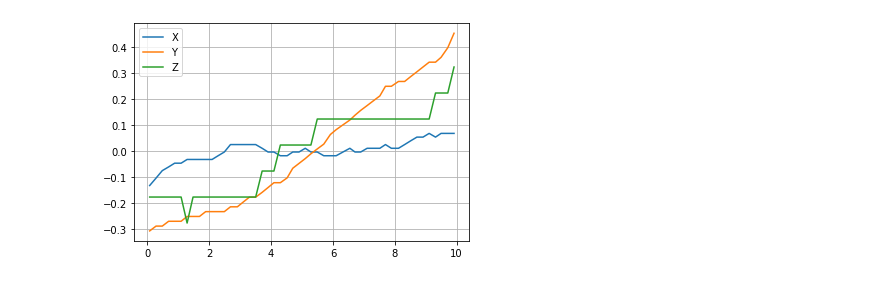
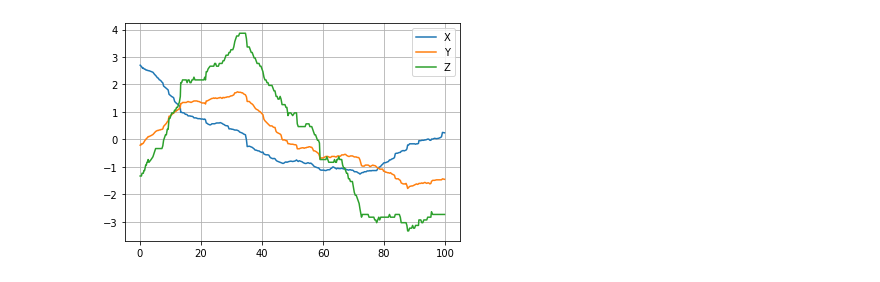
Before and after one commit to smithan7/not-so-dumb-rc-car, a Jupyter notebook: AutonomousCar/code/read_gps_and_aol.ipynb, the cells around one changed output. Cells and saved outputs as stored; diff of their text form; code cells hidden in the pictures.

```diff
--- a/AutonomousCar/code/read_gps_and_aol.ipynb
+++ b/AutonomousCar/code/read_gps_and_aol.ipynb
@@ -336,28 +322,27 @@ PWM didn't log correctly
 # %%
-ola_log = OLA_Interface()
+ola_log = Serial_Interface("OLA", ola_cols, ola_types, ola_proc_string, s_port='/dev/ttyUSB0')
+gps_log = Serial_Interface("GPS", gps_cols, gps_types, gps_proc_string, s_port='/dev/ttyACM0')
+pwm_log = Serial_Interface("PWM", pwm_cols, pwm_types, pwm_proc_string, s_port='/dev/ttyACM1')
+
 ola_log.flush_logs()
-gps_log = GPS_Interface()
 gps_log.flush_logs()
-pwm_log = PWM_Interface()
 pwm_log.flush_logs()
 
 
 start = time.time()
-max_time = 10.0
-c_time = time.time() - start
+max_time = 100.0
+c_time = 0.0
 cnt = 0
 while c_time < max_time:
     cnt += 1
     c_time = time.time() - start
     ola_log.check_and_log(c_time)
     gps_log.check_and_log(c_time)
-    pwm_log.check_and_log(c_time)
+    # pwm_log.check_and_log(c_time)
 
-print("counter: ", cnt)
+print("counter: ", cnt, " = ", cnt / max_time, " Hz")
 
 ola_log.close_and_save()
-# ola_log.ola_df
 gps_log.close_and_save()
-# gps_log.gps_df
 pwm_log.close_and_save()
 # %% [output]
@@ -366,11 +350,11 @@ counter:  2224
 # %%
-m_lon = gps_log.gps_df["Lon"].mean()
-m_lat = gps_log.gps_df["Lat"].mean()
+m_lon = gps_log.df["Lon"].mean()
+m_lat = gps_log.df["Lat"].mean()
 
-gps_log.gps_df["dist2center"] = gps_log.gps_df.apply(lambda x: 1000.0 * haversine(x["Lat"], x["Lon"], m_lat, m_lon), axis=1)
-gps_log.gps_df["bearing2center"] = gps_log.gps_df.apply(lambda x: bearing(m_lat, m_lon, x["Lat"], x["Lon"]), axis=1)
-gps_log.gps_df["x"] = gps_log.gps_df.apply(lambda x: math.sin(x["bearing2center"]) * x["dist2center"], axis=1)
-gps_log.gps_df["y"] = gps_log.gps_df.apply(lambda x: math.cos(x["bearing2center"]) * x["dist2center"], axis=1)
-display(gps_log.gps_df)
+gps_log.df["dist2center"] = gps_log.df.apply(lambda x: 1000.0 * haversine(x["Lat"], x["Lon"], m_lat, m_lon), axis=1)
+gps_log.df["bearing2center"] = gps_log.df.apply(lambda x: bearing(m_lat, m_lon, x["Lat"], x["Lon"]), axis=1)
+gps_log.df["x"] = gps_log.df.apply(lambda x: math.sin(x["bearing2center"]) * x["dist2center"], axis=1)
+gps_log.df["y"] = gps_log.df.apply(lambda x: math.cos(x["bearing2center"]) * x["dist2center"], axis=1)
+display(gps_log.df.head())
 # %% [output]
 |  | Wall_Time | header | utc time | Lat | Lat_Dir | Lon | Lon _Dir | Quality_Indicator | Satellites Used | ... |
@@ -393,14 +366,14 @@ display(gps_log.gps_df)
 # %%
-# display(gps_df)
+# display(df)
 
-plt.plot(gps_log.gps_df.Wall_Time, gps_log.gps_df.x, label='X')
-plt.plot(gps_log.gps_df.Wall_Time, gps_log.gps_df.y, label='Y')
-plt.plot(gps_log.gps_df.Wall_Time, gps_log.gps_df.Altitude - gps_log.gps_df["Altitude"].mean(), label='Z')
+plt.plot(gps_log.df.Wall_Time, gps_log.df.x, label='X')
+plt.plot(gps_log.df.Wall_Time, gps_log.df.y, label='Y')
+plt.plot(gps_log.df.Wall_Time, gps_log.df.Altitude - gps_log.df["Altitude"].mean(), label='Z')
 plt.grid()
 plt.legend()
 plt.show()
 # %% [output]
-[figure, old version]
+[figure, new version]
 # %%
 yaws = []
 pitches = []
```
Also changed, not shown: parts of 12 cells of this notebook.
